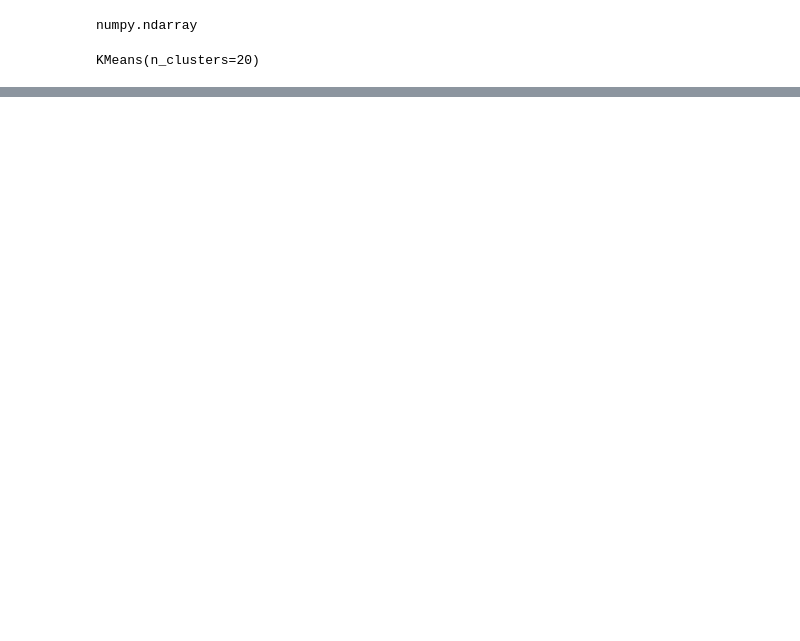
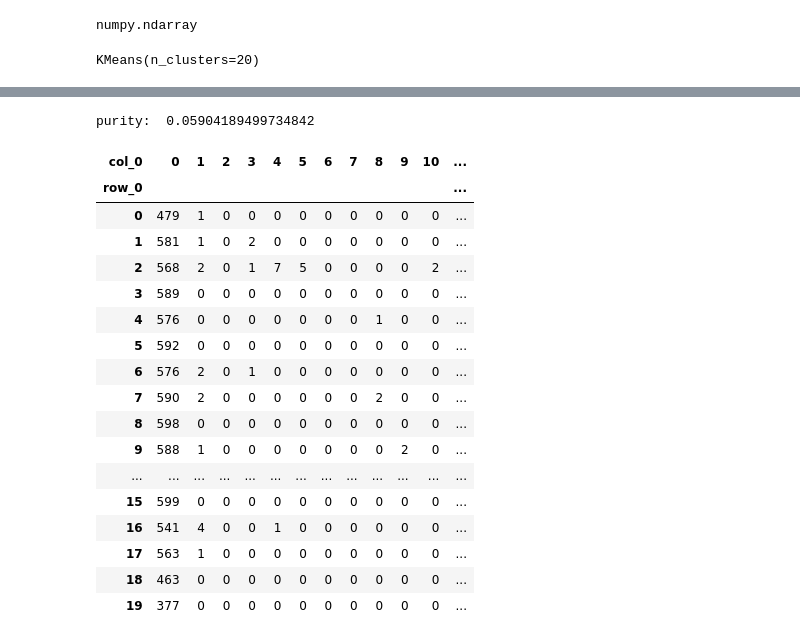
Before and after one commit to yushi1999/data_science, a Jupyter notebook: ex5/report.ipynb, the cells around one changed output, grey strips where cells are left out. Cells and saved outputs as stored; diff of their text form; code cells hidden in the pictures; blank space fills up the shorter version.

```diff
--- a/ex5/report.ipynb
+++ b/ex5/report.ipynb
@@ -136,0 +261,32 @@ plt.show()
+# %%
+#Cross Tableを作成
+crosstab=pd.crosstab(label,model.labels_)
+#Cross Tableを用いてpurity値を計算
+tmp=.0
+for i in range(len(crosstab.index.values)):
+    tmp+=max(crosstab[:][i])
+purity=tmp/len(df.values)
+print("purity: ",purity)
+# %% [output]
+purity:  0.05904189499734842
+# %%
+crosstab
+# %% [output]
+| col_0 | 0 | 1 | 2 | 3 | 4 | 5 | 6 | 7 | 8 | 9 | 10 | ... |
+| row_0 |  |  |  |  |  |  |  |  |  |  |  | ... |
+| 0 | 479 | 1 | 0 | 0 | 0 | 0 | 0 | 0 | 0 | 0 | 0 | ... |
+| 1 | 581 | 1 | 0 | 2 | 0 | 0 | 0 | 0 | 0 | 0 | 0 | ... |
+| 2 | 568 | 2 | 0 | 1 | 7 | 5 | 0 | 0 | 0 | 0 | 2 | ... |
+| 3 | 589 | 0 | 0 | 0 | 0 | 0 | 0 | 0 | 0 | 0 | 0 | ... |
+| 4 | 576 | 0 | 0 | 0 | 0 | 0 | 0 | 0 | 1 | 0 | 0 | ... |
+| 5 | 592 | 0 | 0 | 0 | 0 | 0 | 0 | 0 | 0 | 0 | 0 | ... |
+| 6 | 576 | 2 | 0 | 1 | 0 | 0 | 0 | 0 | 0 | 0 | 0 | ... |
+| 7 | 590 | 2 | 0 | 0 | 0 | 0 | 0 | 0 | 2 | 0 | 0 | ... |
+| 8 | 598 | 0 | 0 | 0 | 0 | 0 | 0 | 0 | 0 | 0 | 0 | ... |
+| 9 | 588 | 1 | 0 | 0 | 0 | 0 | 0 | 0 | 0 | 2 | 0 | ... |
+| ... | ... | ... | ... | ... | ... | ... | ... | ... | ... | ... | ... | ... |
+| 15 | 599 | 0 | 0 | 0 | 0 | 0 | 0 | 0 | 0 | 0 | 0 | ... |
+| 16 | 541 | 4 | 0 | 0 | 1 | 0 | 0 | 0 | 0 | 0 | 0 | ... |
+| 17 | 563 | 1 | 0 | 0 | 0 | 0 | 0 | 0 | 0 | 0 | 0 | ... |
+| 18 | 463 | 0 | 0 | 0 | 0 | 0 | 0 | 0 | 0 | 0 | 0 | ... |
+| 19 | 377 | 0 | 0 | 0 | 0 | 0 | 0 | 0 | 0 | 0 | 0 | ... |
```
Also changed, not shown: parts of 19 cells of this notebook, 2 other files.
